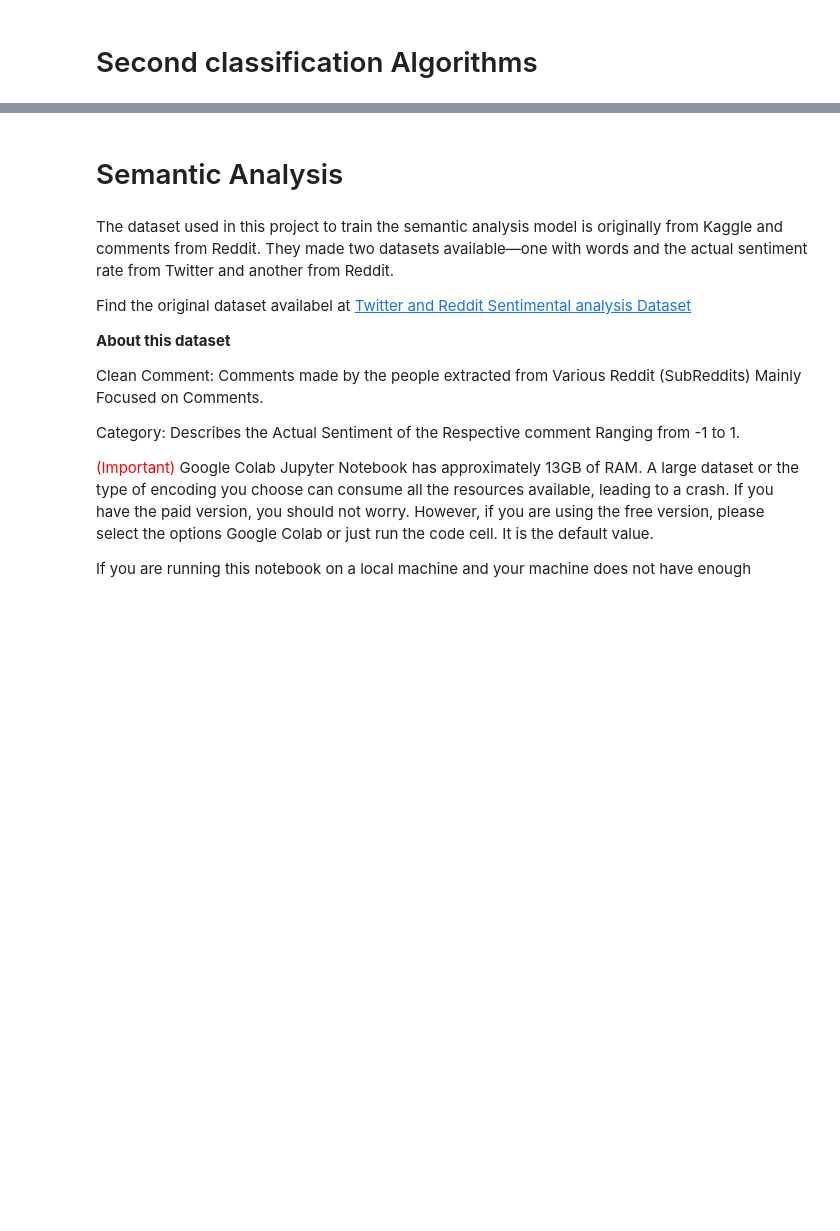
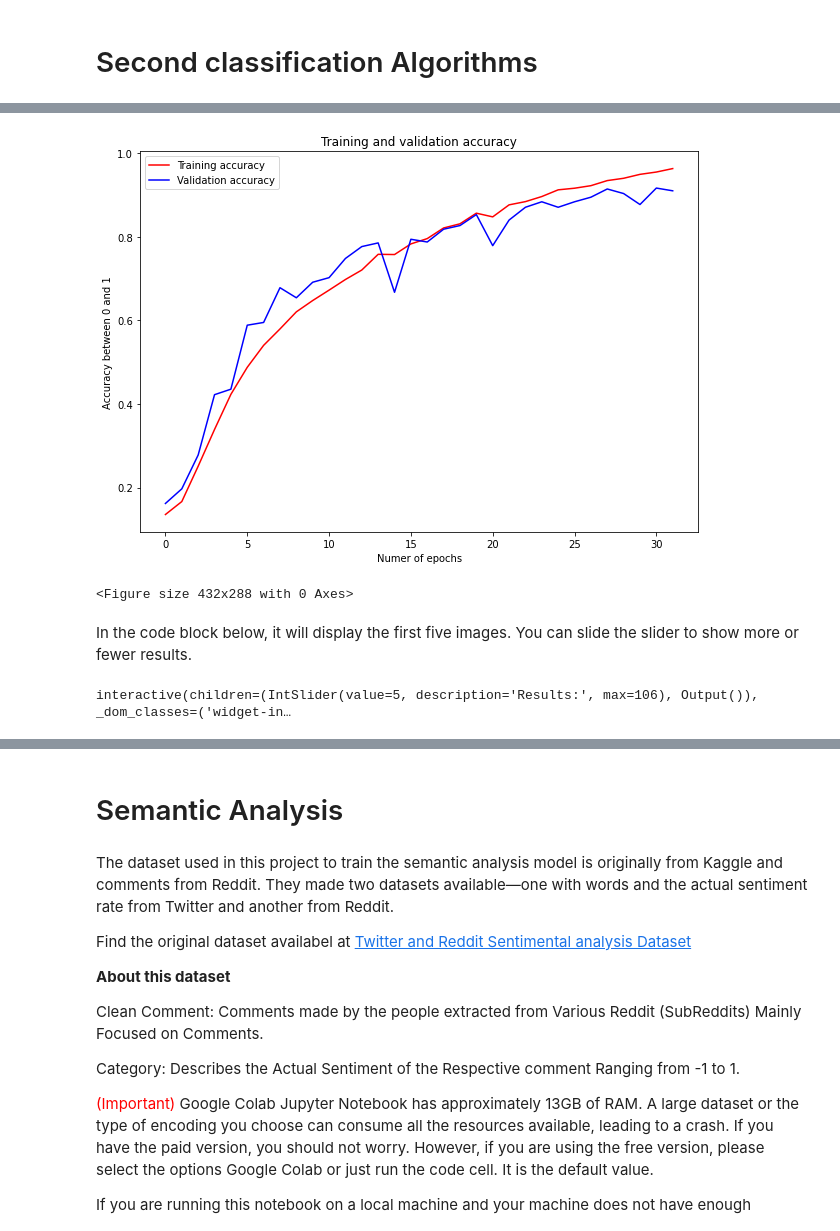
Before and after one commit to raulFuzita/cct_ai, a Jupyter notebook: raul_fuzita_2018337_ML_CA2.ipynb, the cells around one changed output, grey strips where cells are left out. Saved outputs shown, nothing was run; the diff lists cells and outputs as text; code cells hidden in the pictures; blank space fills up the shorter version.

```diff
--- a/raul_fuzita_2018337_ML_CA2.ipynb
+++ b/raul_fuzita_2018337_ML_CA2.ipynb
@@ -628,0 +706,3 @@ digits
+# %%
+#@markdown 👈 &nbsp; Please, run this cell to train the model.
+vgghist = model_vgg16.fit(train_generator, validation_data=validation_generator, epochs=32, verbose=1)
@@ -628,0 +727,24 @@ digits
+# %%
+#@markdown 👈 &nbsp; Please, run this cell to display a graph of the training and validation loss.
+
+acc = vgghist.history['accuracy']
+val_acc = vgghist.history['val_accuracy']
+loss = vgghist.history['loss']
+val_loss = vgghist.history['val_loss']
+
+epochs = range(len(acc))
+
+fig = plt.figure(figsize = (10,7))
+ax = fig.gca()
+plt.plot(epochs, acc, 'r', label='Training accuracy')
+plt.plot(epochs, val_acc, 'b', label='Validation accuracy')
+plt.title('Training and validation accuracy')
+plt.legend(loc=0)
+plt.xlabel("Numer of epochs")
+plt.ylabel("Accuracy between 0 and 1")
+plt.figure()
+
+plt.show()
+# %% [output]
+[figure, added]
+<Figure size 432x288 with 0 Axes>
@@ -628,0 +754,20 @@ digits
+# %% [markdown]
+In the code block below, it will display the first five images. You can slide the slider to show more or fewer results.
+# %%
+#@markdown 👈 &nbsp; Please, run this cell to display the predictions' results.
+slider = widgets.IntSlider(
+    value=5,
+    min=0,
+    max=len(predicted_data_vgg16),
+    step=1,
+    description='Results:',
+    orientation='horizontal',
+    readout=True,
+    readout_format='d'
+)
+
+@widgets.interact(input=slider)
+def render(input):
+    print(predicted_data_vgg16.iloc[0:input, :2])
+# %% [output]
+interactive(children=(IntSlider(value=5, description='Results:', max=106), Output()), _dom_classes=('widget-in…
```
Also changed, not shown: parts of 41 cells of this notebook.
